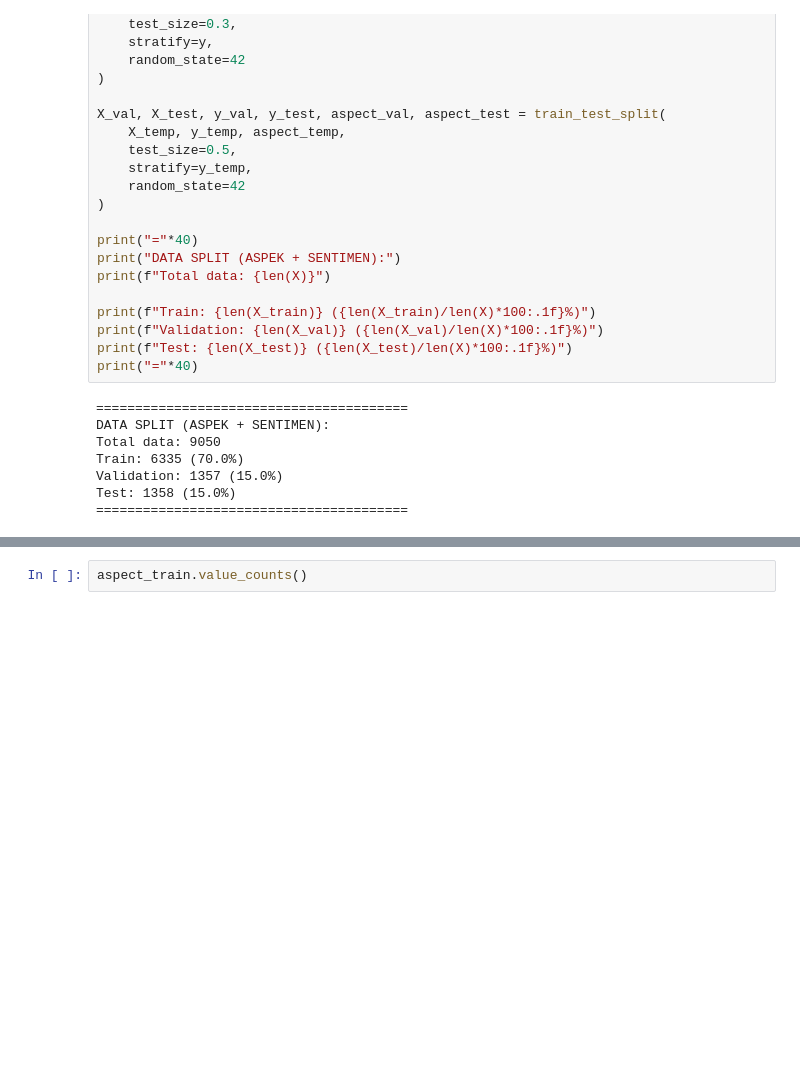
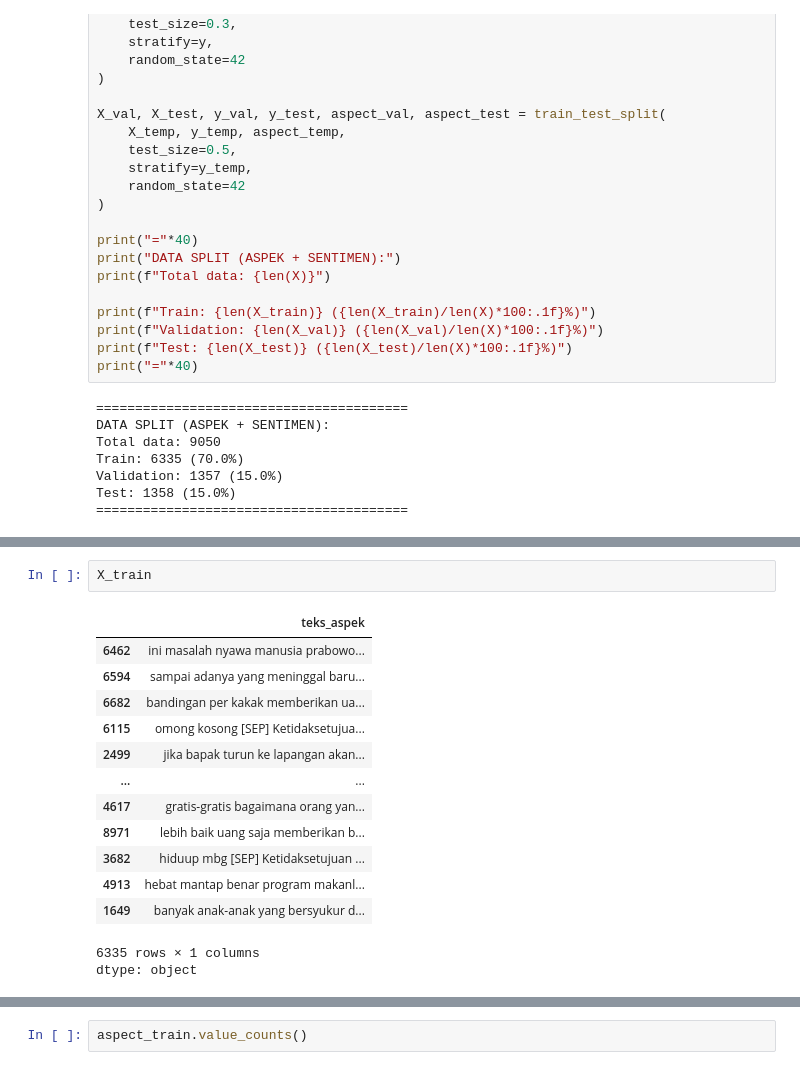
Before and after one commit to auliasaf1/mbg_absa, a Jupyter notebook: ABSA_ProgramMBG.ipynb, the cells around one changed output, grey strips where cells are left out. Drawn from its saved outputs; the diff is of its cells as text; blank space fills up the shorter version.

```diff
--- a/Bismillah_ABSA_Skripsi_Insyaallahfix.ipynb
+++ b/ABSA_ProgramMBG.ipynb
@@ -1385,0 +1403,17 @@ Test: 1358 (15.0%)
+# %%
+X_train
+# %% [output]
+|  | teks_aspek |
+| 6462 | ini masalah nyawa manusia prabowo... |
+| 6594 | sampai adanya yang meninggal baru... |
+| 6682 | bandingan per kakak memberikan ua... |
+| 6115 | omong kosong [SEP] Ketidaksetujua... |
+| 2499 | jika bapak turun ke lapangan akan... |
+| ... | ... |
+| 4617 | gratis-gratis bagaimana orang yan... |
+| 8971 | lebih baik uang saja memberikan b... |
+| 3682 | hiduup mbg [SEP] Ketidaksetujuan ... |
+| 4913 | hebat mantap benar program makanl... |
+| 1649 | banyak anak-anak yang bersyukur d... |
+6335 rows × 1 columns
+dtype: object
```
Also changed, not shown: parts of 6 cells of this notebook, 1 other file.
